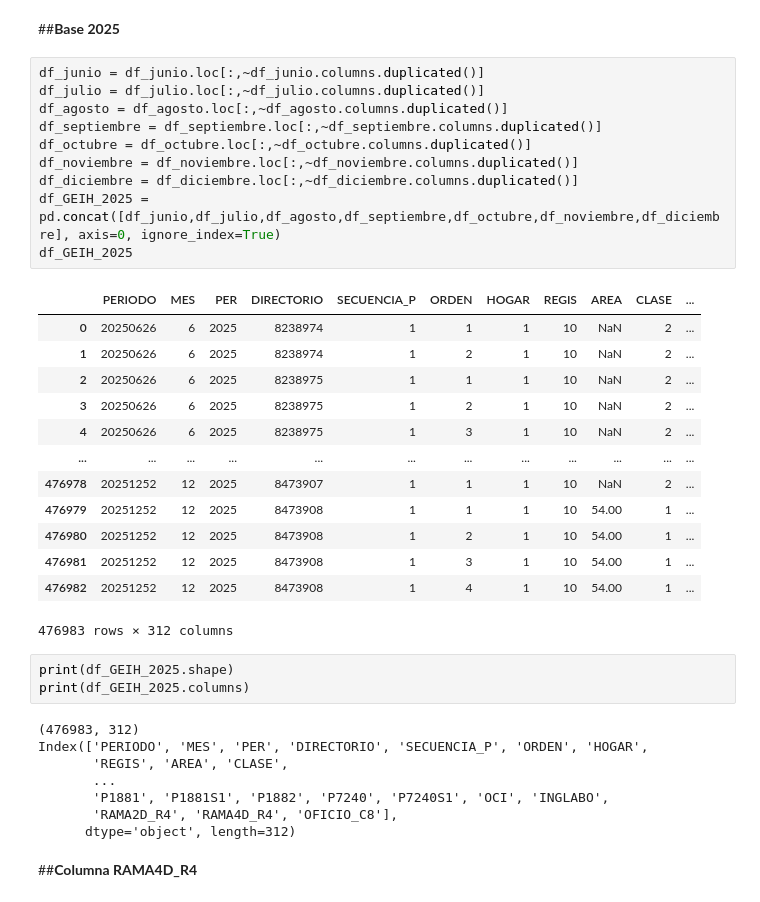
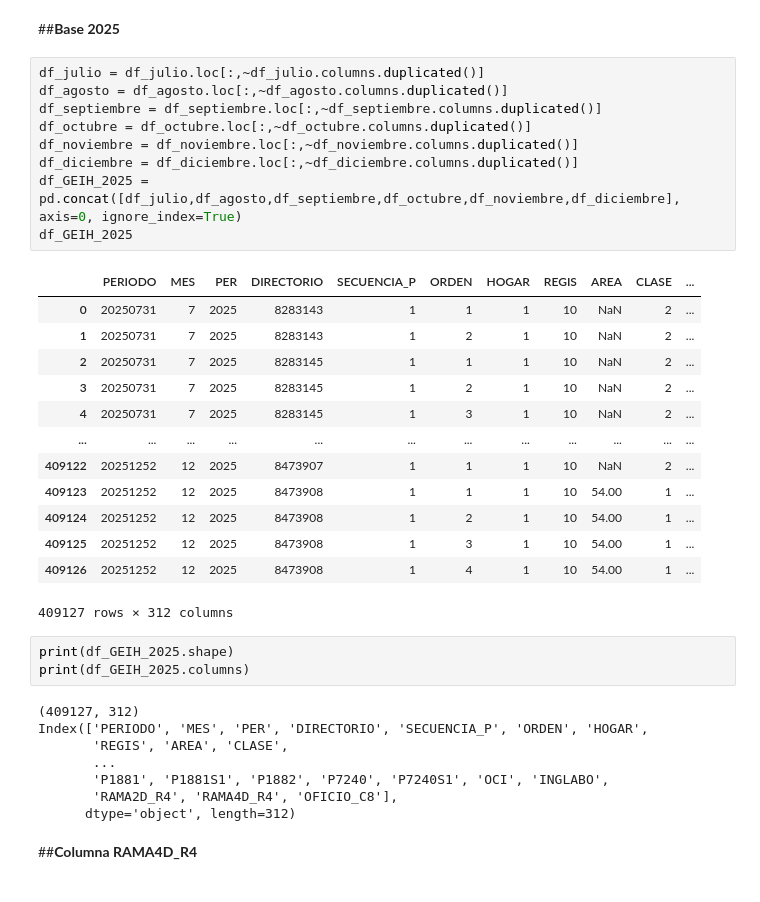
Before and after one commit to juanjosedelgado-coder/Talleres, a Jupyter notebook: Taller_importación_combinación_exportación_de_datos.ipynb, the cells around one changed output. Saved outputs shown, nothing was run; the diff lists cells and outputs as text.

```diff
--- a/Taller_importación_combinación_exportación_de_datos.ipynb
+++ b/Taller_importación_combinación_exportación_de_datos.ipynb
@@ -303,34 +265,33 @@ Index(['PERIODO', 'MES', 'PER', 'DIRECTORIO', 'SECUENCIA_P', 'ORDEN', 'HOGAR',
 # %% [markdown]
 ##**Base 2025**
 # %%
-df_junio = df_junio.loc[:,~df_junio.columns.duplicated()]
 df_julio = df_julio.loc[:,~df_julio.columns.duplicated()]
 df_agosto = df_agosto.loc[:,~df_agosto.columns.duplicated()]
 df_septiembre = df_septiembre.loc[:,~df_septiembre.columns.duplicated()]
 df_octubre = df_octubre.loc[:,~df_octubre.columns.duplicated()]
 df_noviembre = df_noviembre.loc[:,~df_noviembre.columns.duplicated()]
 df_diciembre = df_diciembre.loc[:,~df_diciembre.columns.duplicated()]
-df_GEIH_2025 = pd.concat([df_junio,df_julio,df_agosto,df_septiembre,df_octubre,df_noviembre,df_diciembre], axis=0, ignore_index=True)
+df_GEIH_2025 = pd.concat([df_julio,df_agosto,df_septiembre,df_octubre,df_noviembre,df_diciembre], axis=0, ignore_index=True)
 df_GEIH_2025
 # %% [output]
 |  | PERIODO | MES | PER | DIRECTORIO | SECUENCIA_P | ORDEN | HOGAR | REGIS | AREA | CLASE | ... |
-| 0 | 20250626 | 6 | 2025 | 8238974 | 1 | 1 | 1 | 10 | NaN | 2 | ... |
-| 1 | 20250626 | 6 | 2025 | 8238974 | 1 | 2 | 1 | 10 | NaN | 2 | ... |
-| 2 | 20250626 | 6 | 2025 | 8238975 | 1 | 1 | 1 | 10 | NaN | 2 | ... |
-| 3 | 20250626 | 6 | 2025 | 8238975 | 1 | 2 | 1 | 10 | NaN | 2 | ... |
-| 4 | 20250626 | 6 | 2025 | 8238975 | 1 | 3 | 1 | 10 | NaN | 2 | ... |
+| 0 | 20250731 | 7 | 2025 | 8283143 | 1 | 1 | 1 | 10 | NaN | 2 | ... |
+| 1 | 20250731 | 7 | 2025 | 8283143 | 1 | 2 | 1 | 10 | NaN | 2 | ... |
+| 2 | 20250731 | 7 | 2025 | 8283145 | 1 | 1 | 1 | 10 | NaN | 2 | ... |
+| 3 | 20250731 | 7 | 2025 | 8283145 | 1 | 2 | 1 | 10 | NaN | 2 | ... |
+| 4 | 20250731 | 7 | 2025 | 8283145 | 1 | 3 | 1 | 10 | NaN | 2 | ... |
 | ... | ... | ... | ... | ... | ... | ... | ... | ... | ... | ... | ... |
-| 476978 | 20251252 | 12 | 2025 | 8473907 | 1 | 1 | 1 | 10 | NaN | 2 | ... |
-| 476979 | 20251252 | 12 | 2025 | 8473908 | 1 | 1 | 1 | 10 | 54.00 | 1 | ... |
-| 476980 | 20251252 | 12 | 2025 | 8473908 | 1 | 2 | 1 | 10 | 54.00 | 1 | ... |
-| 476981 | 20251252 | 12 | 2025 | 8473908 | 1 | 3 | 1 | 10 | 54.00 | 1 | ... |
-| 476982 | 20251252 | 12 | 2025 | 8473908 | 1 | 4 | 1 | 10 | 54.00 | 1 | ... |
+| 409122 | 20251252 | 12 | 2025 | 8473907 | 1 | 1 | 1 | 10 | NaN | 2 | ... |
+| 409123 | 20251252 | 12 | 2025 | 8473908 | 1 | 1 | 1 | 10 | 54.00 | 1 | ... |
+| 409124 | 20251252 | 12 | 2025 | 8473908 | 1 | 2 | 1 | 10 | 54.00 | 1 | ... |
+| 409125 | 20251252 | 12 | 2025 | 8473908 | 1 | 3 | 1 | 10 | 54.00 | 1 | ... |
+| 409126 | 20251252 | 12 | 2025 | 8473908 | 1 | 4 | 1 | 10 | 54.00 | 1 | ... |
-476983 rows × 312 columns
+409127 rows × 312 columns
 # %%
 print(df_GEIH_2025.shape)
 print(df_GEIH_2025.columns)
 # %% [output]
-(476983, 312)
+(409127, 312)
 Index(['PERIODO', 'MES', 'PER', 'DIRECTORIO', 'SECUENCIA_P', 'ORDEN', 'HOGAR',
        'REGIS', 'AREA', 'CLASE',
        ...
```
Also changed, not shown: parts of 15 cells of this notebook.
